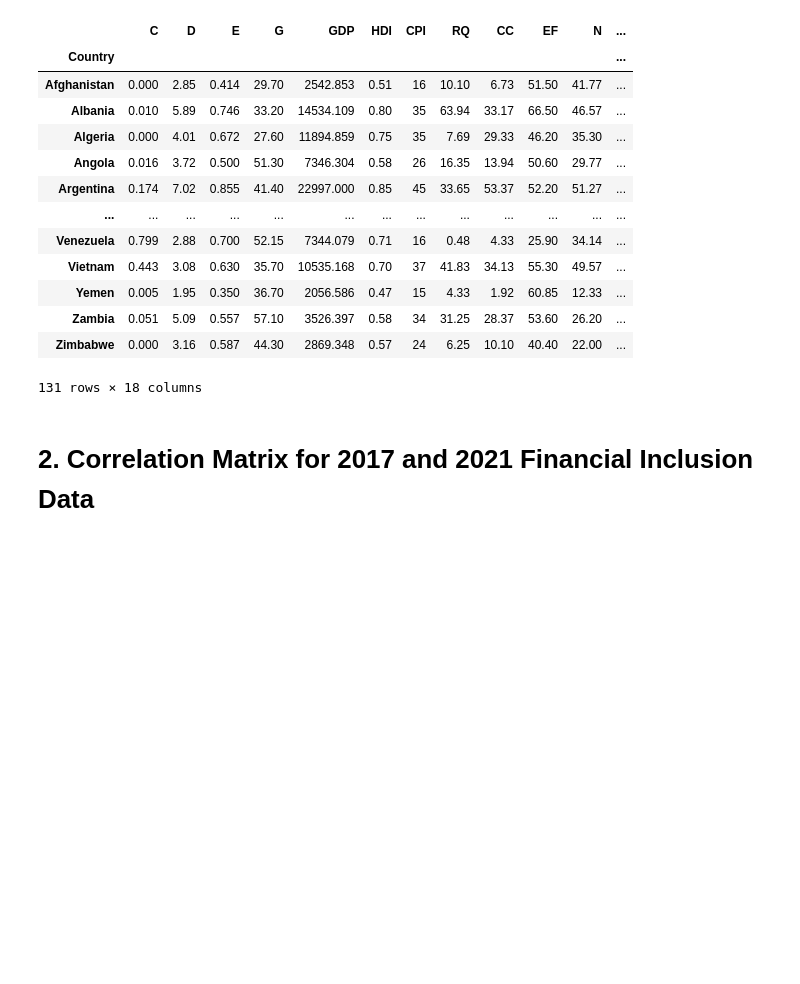
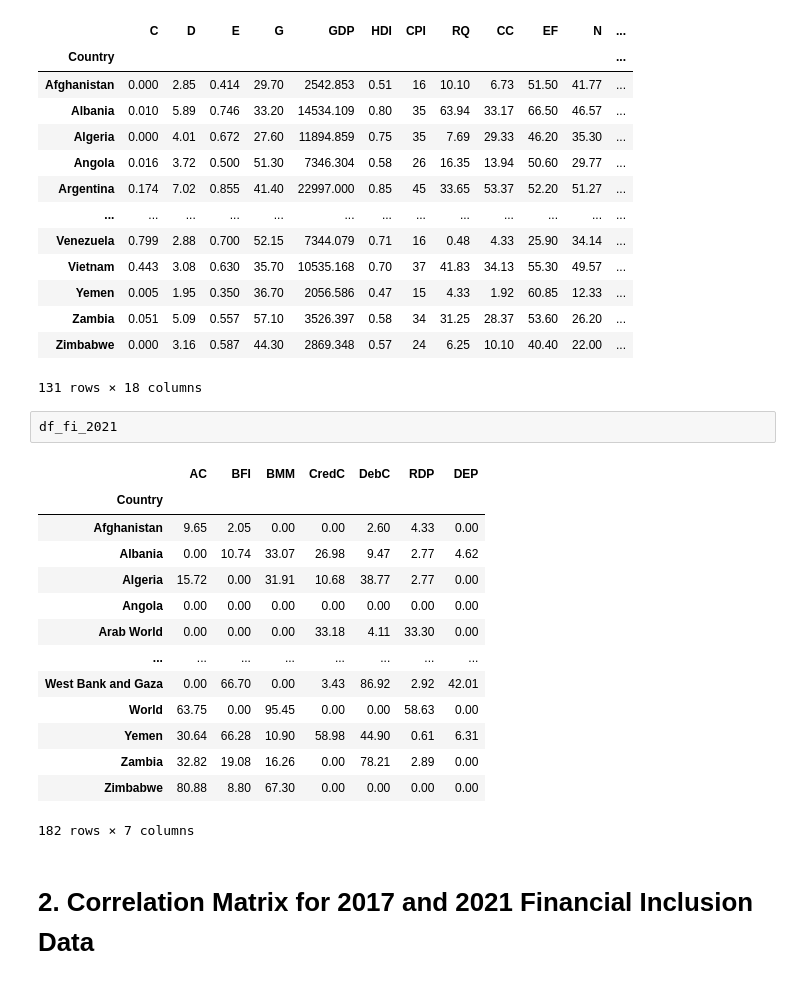
Before and after one commit to tlabarta/crypto_adoption_emerging_countries, a Jupyter notebook: data.ipynb, the cells around one changed output. Cells and saved outputs as stored; diff of their text form; blank space fills up the shorter version.

```diff
--- a/data.ipynb
+++ b/data.ipynb
@@ -72,6 +57,23 @@ df_all_2021
 | Zambia | 0.051 | 5.09 | 0.557 | 57.10 | 3526.397 | 0.58 | 34 | 31.25 | 28.37 | 53.60 | 26.20 | ... |
 | Zimbabwe | 0.000 | 3.16 | 0.587 | 44.30 | 2869.348 | 0.57 | 24 | 6.25 | 10.10 | 40.40 | 22.00 | ... |
 131 rows × 18 columns
+# %%
+df_fi_2021
+# %% [output]
+|  | AC | BFI | BMM | CredC | DebC | RDP | DEP |
+| Country |  |  |  |  |  |  |  |
+| Afghanistan | 9.65 | 2.05 | 0.00 | 0.00 | 2.60 | 4.33 | 0.00 |
+| Albania | 0.00 | 10.74 | 33.07 | 26.98 | 9.47 | 2.77 | 4.62 |
+| Algeria | 15.72 | 0.00 | 31.91 | 10.68 | 38.77 | 2.77 | 0.00 |
+| Angola | 0.00 | 0.00 | 0.00 | 0.00 | 0.00 | 0.00 | 0.00 |
+| Arab World | 0.00 | 0.00 | 0.00 | 33.18 | 4.11 | 33.30 | 0.00 |
+| ... | ... | ... | ... | ... | ... | ... | ... |
+| West Bank and Gaza | 0.00 | 66.70 | 0.00 | 3.43 | 86.92 | 2.92 | 42.01 |
+| World | 63.75 | 0.00 | 95.45 | 0.00 | 0.00 | 58.63 | 0.00 |
+| Yemen | 30.64 | 66.28 | 10.90 | 58.98 | 44.90 | 0.61 | 6.31 |
+| Zambia | 32.82 | 19.08 | 16.26 | 0.00 | 78.21 | 2.89 | 0.00 |
+| Zimbabwe | 80.88 | 8.80 | 67.30 | 0.00 | 0.00 | 0.00 | 0.00 |
+182 rows × 7 columns
 # %% [markdown]
 # 2. Correlation Matrix for 2017 and 2021 Financial Inclusion Data
 # %%
```
Also changed, not shown: parts of 9 cells of this notebook, 25 other files.
